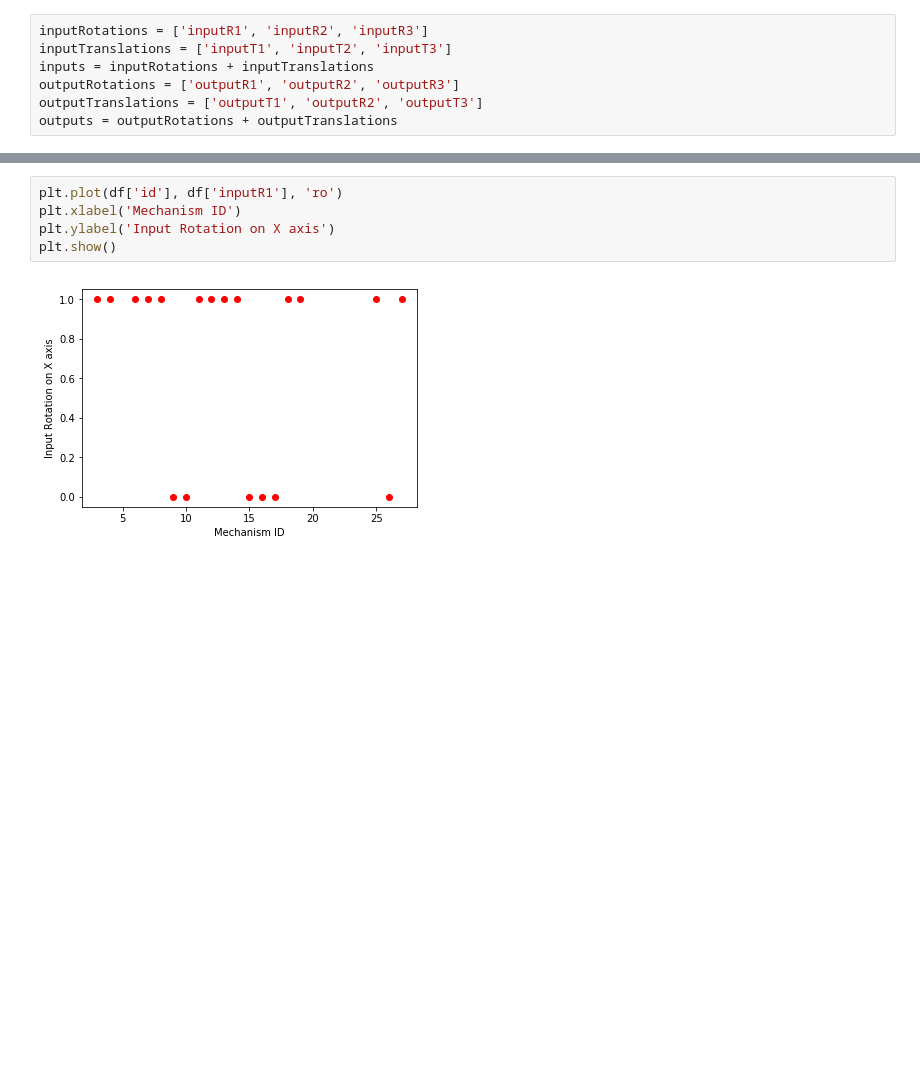
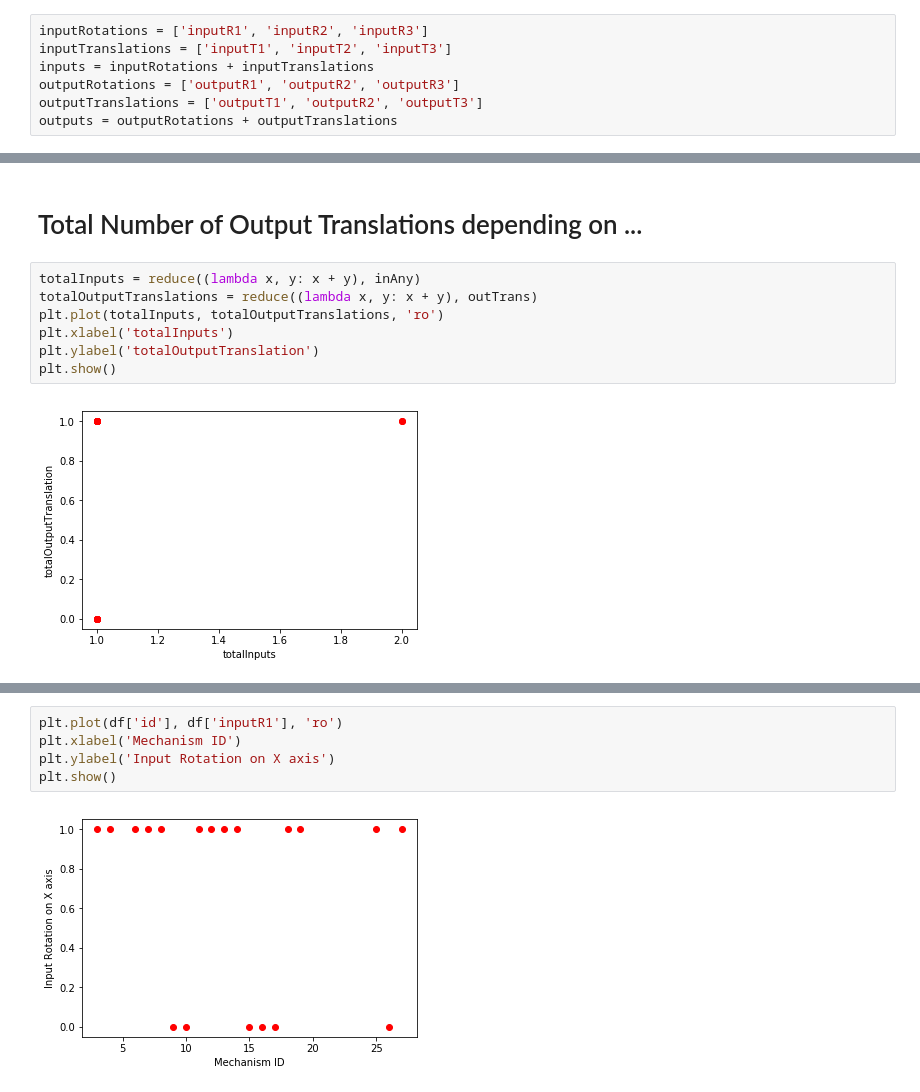
Before and after one commit to janetzki/Mechanism-Browser, a Jupyter notebook: exploration/visualization_experiment.ipynb, the cells around one changed output, grey strips where cells are left out. Cells and saved outputs as stored; diff of their text form; blank space fills up the shorter version.

```diff
--- a/exploration/visualization_experiment.ipynb
+++ b/exploration/visualization_experiment.ipynb
@@ -35,0 +61,11 @@ outputs = outputRotations + outputTranslations
+# %% [markdown]
+# Total Number of Output Translations depending on ...
+# %%
+totalInputs = reduce((lambda x, y: x + y), inAny)
+totalOutputTranslations = reduce((lambda x, y: x + y), outTrans)
+plt.plot(totalInputs, totalOutputTranslations, 'ro')
+plt.xlabel('totalInputs')
+plt.ylabel('totalOutputTranslation')
+plt.show()
+# %% [output]
+[figure, added]
```
Also changed, not shown: parts of 21 cells of this notebook.
